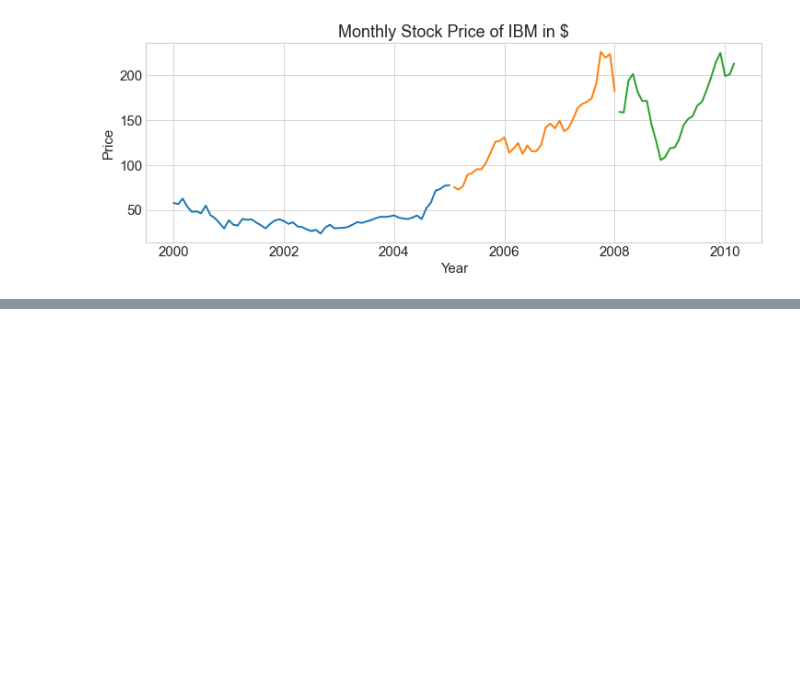
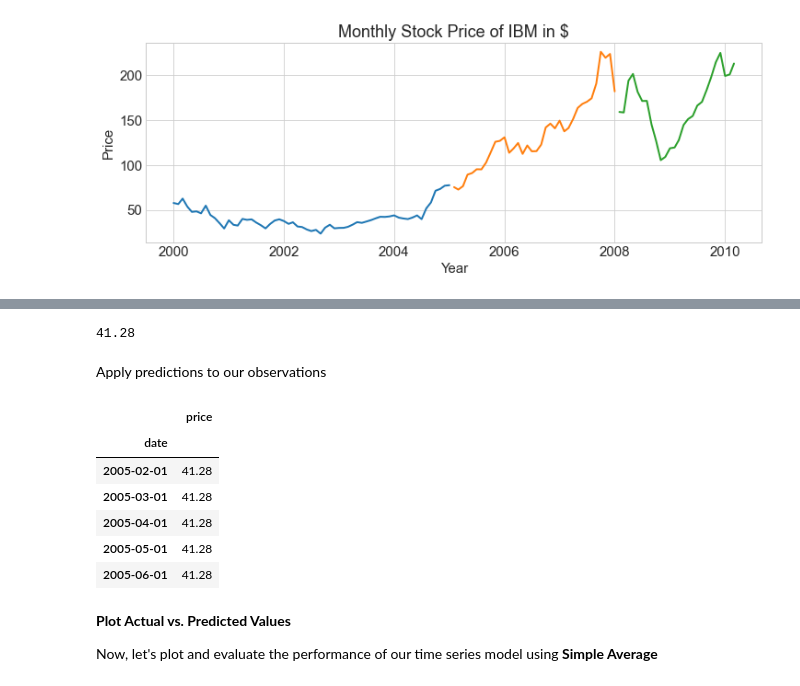
Before and after one commit to KwameTaylor/time-series-exercises, a Jupyter notebook: modeling-lesson-with-stock-data.ipynb, the cells around one changed output, grey strips where cells are left out. Drawn from its saved outputs; the diff is of its cells as text; code cells hidden in the pictures; blank space fills up the shorter version.

Commit message:
simple average prediction

```diff
--- a/modeling-lesson-with-stock-data.ipynb
+++ b/modeling-lesson-with-stock-data.ipynb
@@ -168,0 +271,27 @@ plt.show()
+# %%
+# compute simple average
+
+# plt.plot(train['price'])
+price = round(train['price'].mean(),2)
+price
+# %% [output]
+41.28
+# %% [markdown]
+Apply predictions to our observations
+# %%
+yhat_df = pd.DataFrame({'price': [price]},
+                      index = validate.index)
+
+yhat_df.head()
+# %% [output]
+|  | price |
+| date |  |
+| 2005-02-01 | 41.28 |
+| 2005-03-01 | 41.28 |
+| 2005-04-01 | 41.28 |
+| 2005-05-01 | 41.28 |
+| 2005-06-01 | 41.28 |
+# %% [markdown]
+**Plot Actual vs. Predicted Values**
+
+Now, let's plot and evaluate the performance of our time series model using **Simple Average**
```
Also changed, not shown: parts of 17 cells of this notebook.
